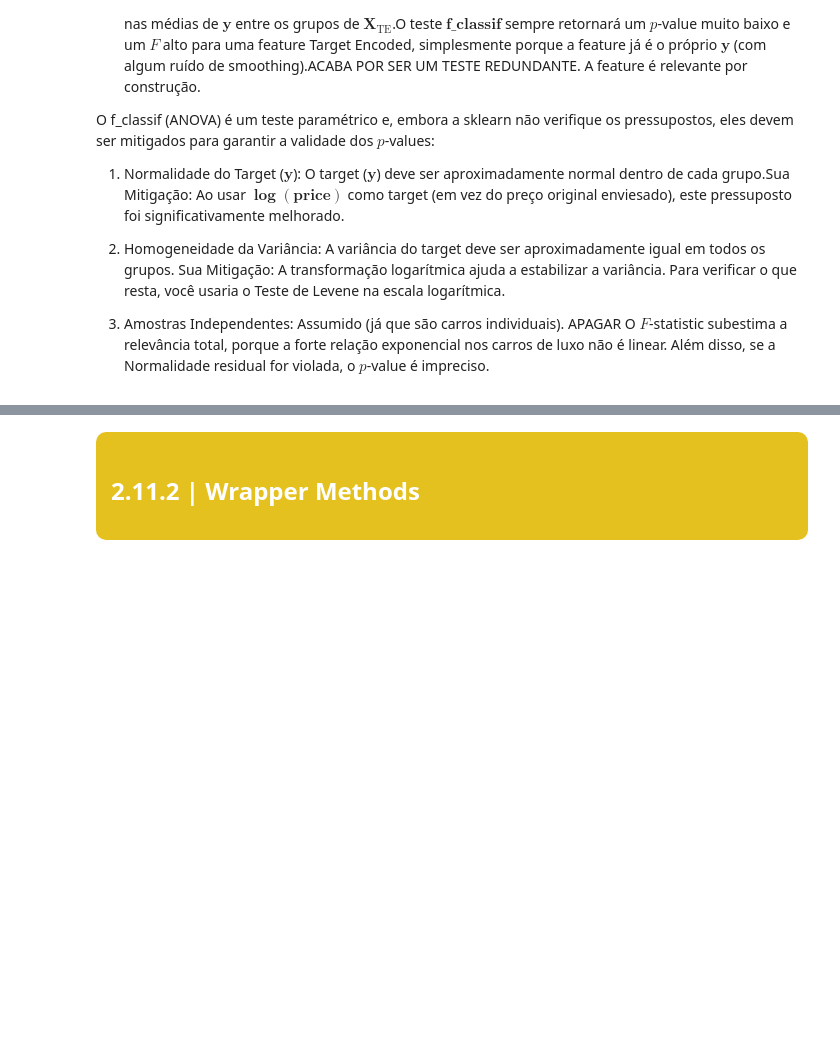
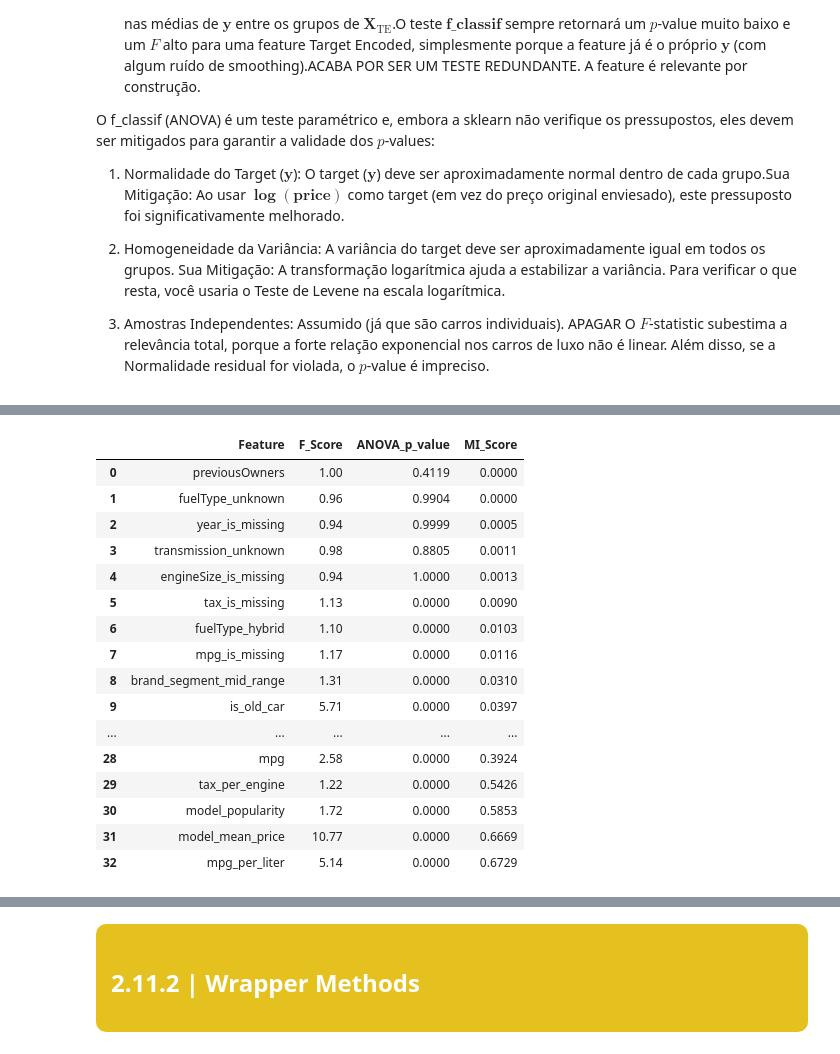
Before and after one commit to Filipa2002/Cars4You-Expediting-Car-Evaluations-with-ML, a Jupyter notebook: car_evaluations_group37 - part2.ipynb, the cells around one changed output, grey strips where cells are left out. Saved outputs shown, nothing was run; the diff lists cells and outputs as text; code cells hidden in the pictures; blank space fills up the shorter version.

```diff
--- a/car_evaluations_group37 - part2.ipynb
+++ b/car_evaluations_group37 - part2.ipynb
@@ -461,0 +404,62 @@ O $\mathbf{f\_classif}$ é bom para features binárias/OHE onde a relação é n
+# %%
+# Mask for feature types
+# binary features
+bin_variables = list(X_train_scaled.columns[X_train_scaled.nunique() == 2])
+
+# target encoded features
+te_variables = ['brand_mean_price', 'model_mean_price']
+
+# continuous features (everything that is not binary)
+continuous_features = [
+    col for col in X_train_scaled.columns
+    if col not in bin_variables
+]
+
+#boolean mask for mutual_info_regression
+discrete_mask = np.array([col in bin_variables for col in X_train_scaled.columns])
+
+# 1. Mutual Information Regression (MI) - Non-Parametric Method (Main)
+mi_scores = mutual_info_regression(
+    X_train_scaled.values,
+    y_train_log.ravel(),
+    discrete_features=discrete_mask,
+    n_neighbors=5,
+    random_state=37,
+    n_jobs=-1
+)
+
+# 2. f_classif (ANOVA) - Parametric Method (Auxiliary)
+f_stats, f_p_values = f_classif(X_train_scaled.values, y_train_log.ravel())
+
+# Compile Results into DataFrame
+feature_scores = pd.DataFrame({
+    'Feature': X_train_scaled.columns,
+    'F_Score': f_stats.round(2),
+    'ANOVA_p_value': f_p_values.round(4),
+    'MI_Score': mi_scores.round(4)
+})
+
+# Show first low MI Score
+feature_scores = feature_scores.sort_values(by='MI_Score', ascending=True).reset_index(drop=True)
+
+pd.set_option('display.max_rows',None)
+display(feature_scores)
+pd.reset_option('display.max_rows')
+# %% [output]
+|  | Feature | F_Score | ANOVA_p_value | MI_Score |
+| 0 | previousOwners | 1.00 | 0.4119 | 0.0000 |
+| 1 | fuelType_unknown | 0.96 | 0.9904 | 0.0000 |
+| 2 | year_is_missing | 0.94 | 0.9999 | 0.0005 |
+| 3 | transmission_unknown | 0.98 | 0.8805 | 0.0011 |
+| 4 | engineSize_is_missing | 0.94 | 1.0000 | 0.0013 |
+| 5 | tax_is_missing | 1.13 | 0.0000 | 0.0090 |
+| 6 | fuelType_hybrid | 1.10 | 0.0000 | 0.0103 |
+| 7 | mpg_is_missing | 1.17 | 0.0000 | 0.0116 |
+| 8 | brand_segment_mid_range | 1.31 | 0.0000 | 0.0310 |
+| 9 | is_old_car | 5.71 | 0.0000 | 0.0397 |
+| ... | ... | ... | ... | ... |
+| 28 | mpg | 2.58 | 0.0000 | 0.3924 |
+| 29 | tax_per_engine | 1.22 | 0.0000 | 0.5426 |
+| 30 | model_popularity | 1.72 | 0.0000 | 0.5853 |
+| 31 | model_mean_price | 10.77 | 0.0000 | 0.6669 |
+| 32 | mpg_per_liter | 5.14 | 0.0000 | 0.6729 |
```
Also changed, not shown: parts of 48 cells of this notebook, 9 other files.
